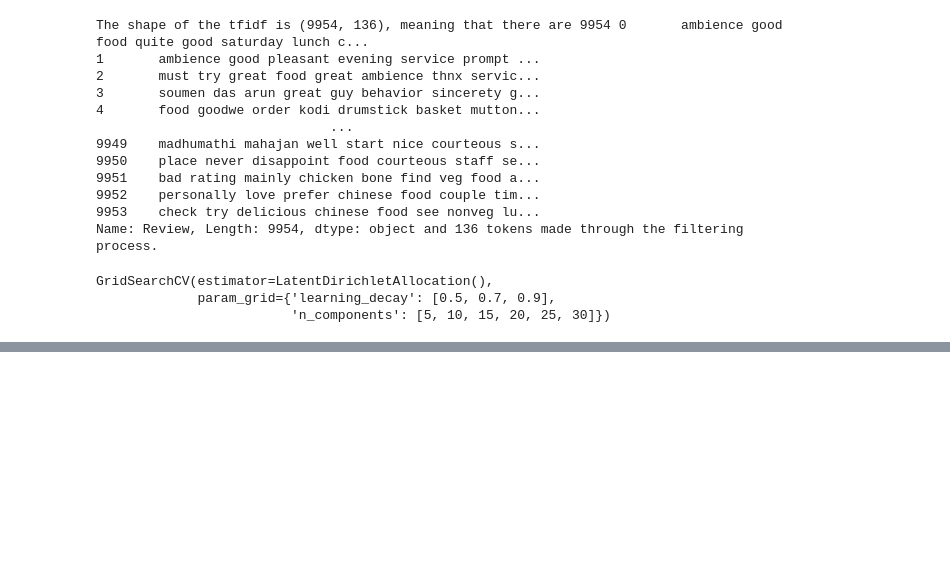
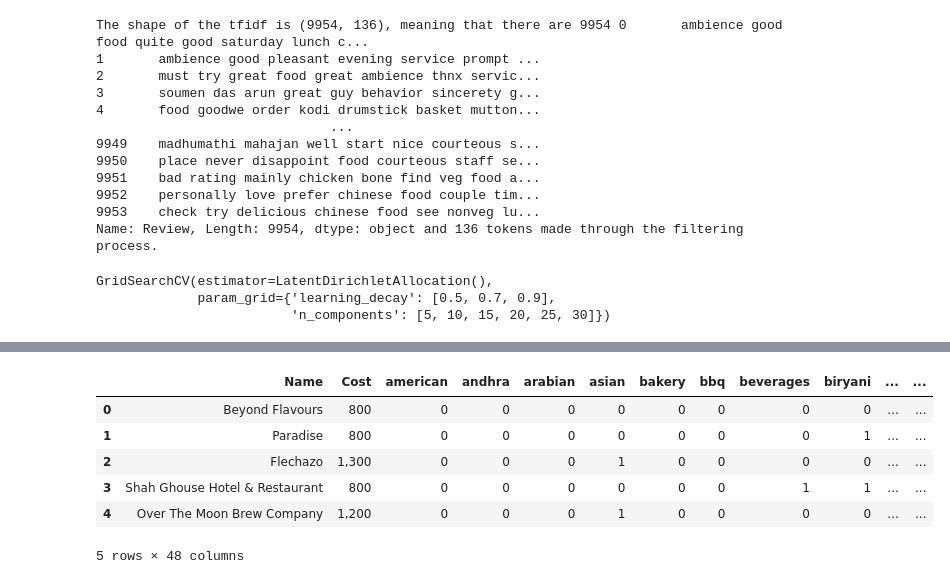
Before and after one commit to rohit-1026/Zomato-Restaurant-Clustering-and-Sentiment-Analysis, a Jupyter notebook: ZOMATO_RESTAURANT_CLUSTERING_AND_SENTIMENT_ANALYSIS.ipynb, the cells around one changed output, grey strips where cells are left out. Cells and saved outputs as stored; diff of their text form; code cells hidden in the pictures; blank space fills up the shorter version.

```diff
--- a/ZOMATO_RESTAURANT_CLUSTERING_AND_SENTIMENT_ANALYSIS.ipynb
+++ b/ZOMATO_RESTAURANT_CLUSTERING_AND_SENTIMENT_ANALYSIS.ipynb
@@ -1069,0 +1135,5 @@ topic
+# %%
+# Change data type of rating column to float
+review_df['Rating']= review_df['Rating'].astype('float')
+# %%
+review_df.dropna(subset =['Review'], inplace=True)
@@ -1069,0 +1142,2 @@ topic
+# %%
+ratings_df  = review_df.groupby('Restaurant')['Rating'].mean().reset_index()
@@ -1069,0 +1163,12 @@ topic
+# %%
+df_cluster = cuisine_df.merge(ratings_df, left_on='Name',right_on='Restaurant')
+# %%
+df_cluster.head()
+# %% [output]
+|  | Name | Cost | american | andhra | arabian | asian | bakery | bbq | beverages | biryani | ... | ... |
+| 0 | Beyond Flavours | 800 | 0 | 0 | 0 | 0 | 0 | 0 | 0 | 0 | ... | ... |
+| 1 | Paradise | 800 | 0 | 0 | 0 | 0 | 0 | 0 | 0 | 1 | ... | ... |
+| 2 | Flechazo | 1,300 | 0 | 0 | 0 | 1 | 0 | 0 | 0 | 0 | ... | ... |
+| 3 | Shah Ghouse Hotel & Restaurant | 800 | 0 | 0 | 0 | 0 | 0 | 0 | 1 | 1 | ... | ... |
+| 4 | Over The Moon Brew Company | 1,200 | 0 | 0 | 0 | 1 | 0 | 0 | 0 | 0 | ... | ... |
+5 rows × 48 columns
```
Also changed, not shown: parts of 31 cells of this notebook.
